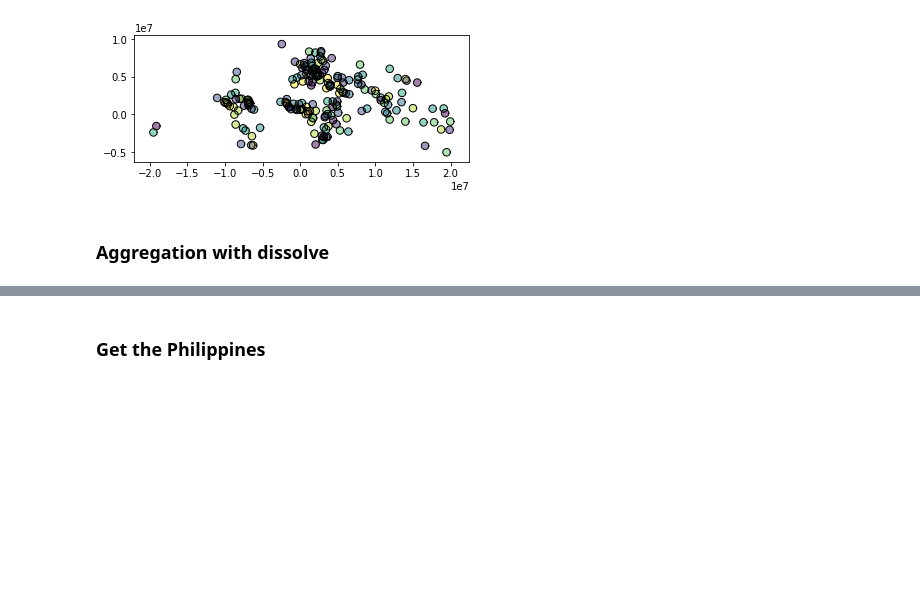
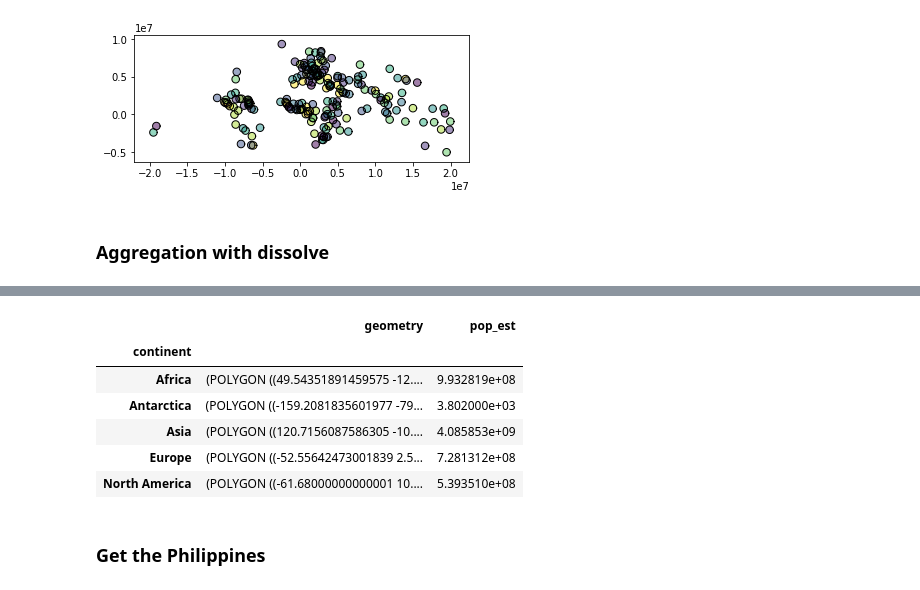
Before and after one commit to fjcamillo/Learn-GeoPandas, a Jupyter notebook: project_files/GeoPandas.ipynb, the cells around one changed output, grey strips where cells are left out. Saved outputs shown, nothing was run; the diff lists cells and outputs as text; code cells hidden in the pictures; blank space fills up the shorter version.

```diff
--- a/project_files/GeoPandas.ipynb
+++ b/project_files/GeoPandas.ipynb
@@ -298,3 +332,13 @@ capitals.plot()
+# %%
+continents.head()
+# %% [output]
+|  | geometry | pop_est |
+| continent |  |  |
+| Africa | (POLYGON ((49.54351891459575 -12.... | 9.932819e+08 |
+| Antarctica | (POLYGON ((-159.2081835601977 -79... | 3.802000e+03 |
+| Asia | (POLYGON ((120.7156087586305 -10.... | 4.085853e+09 |
+| Europe | (POLYGON ((-52.55642473001839 2.5... | 7.281312e+08 |
+| North America | (POLYGON ((-61.68000000000001 10.... | 5.393510e+08 |
 # %% [markdown]
 ### Get the Philippines
 # %%
```
Also changed, not shown: parts of 14 cells of this notebook, 1 other file.
